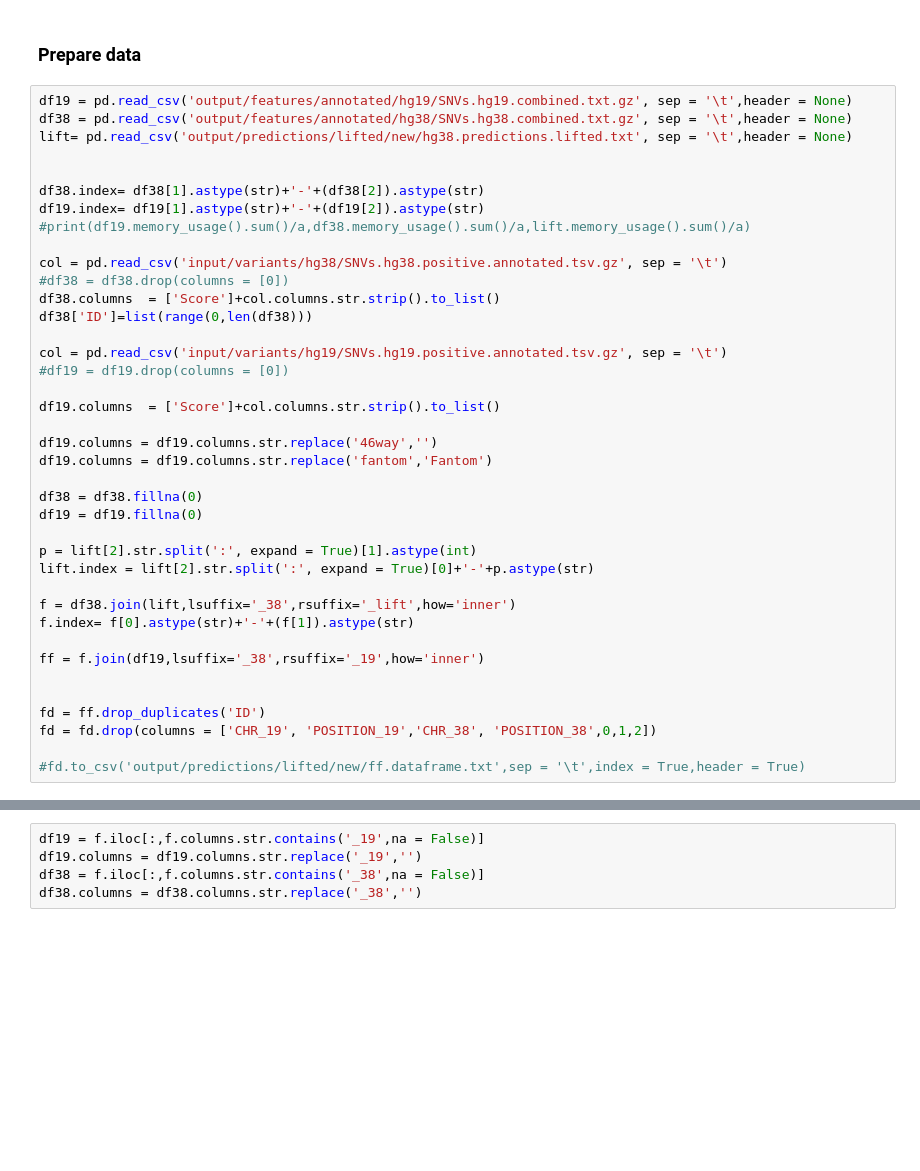
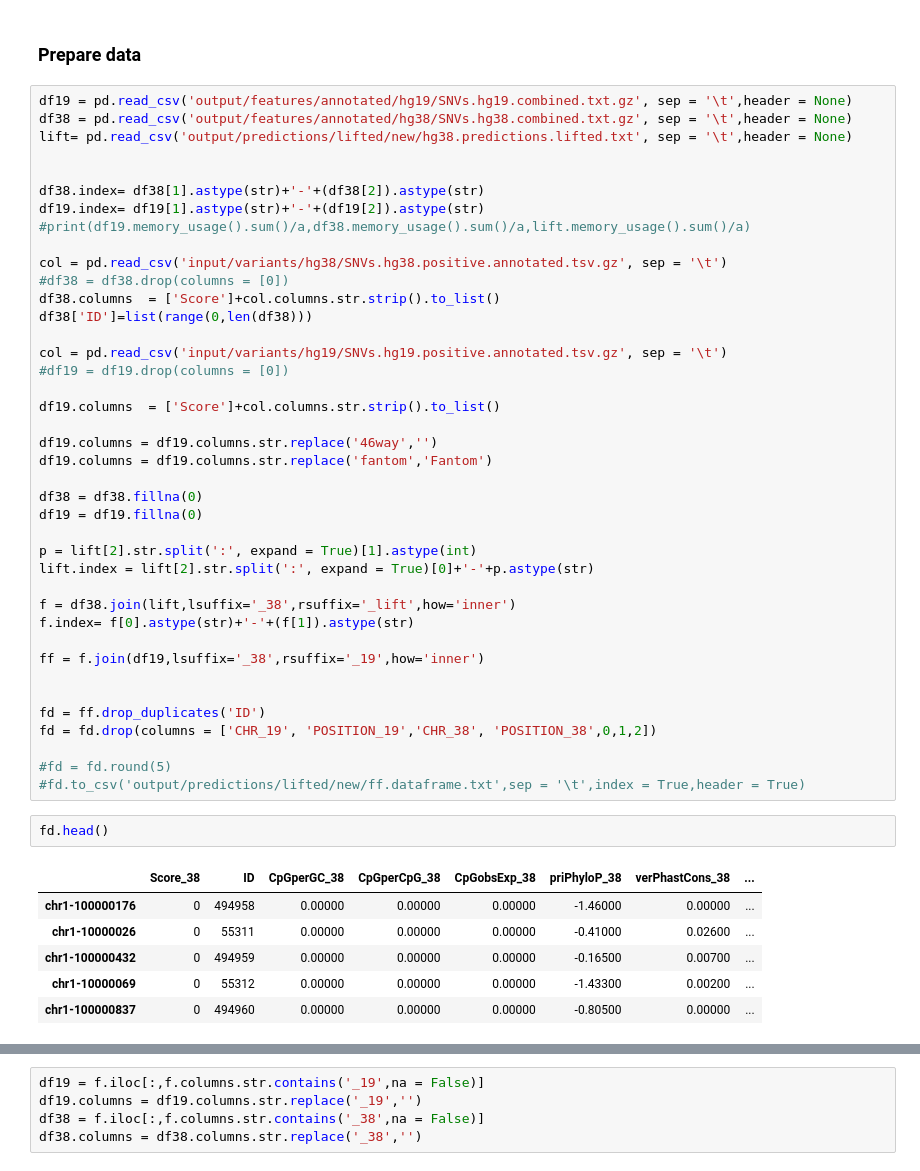
Before and after one commit to kircherlab/ReMM, a Jupyter notebook: Snakemake/notebooks/FeatureImportance.ipynb, the cells around one changed output, grey strips where cells are left out. Cells and saved outputs as stored; diff of their text form; blank space fills up the shorter version.

```diff
--- a/Snakemake/notebooks/FeatureImportance.ipynb
+++ b/Snakemake/notebooks/FeatureImportance.ipynb
@@ -50,6 +50,16 @@ ff = f.join(df19,lsuffix='_38',rsuffix='_19',how='inner')
 fd = ff.drop_duplicates('ID')
 fd = fd.drop(columns = ['CHR_19', 'POSITION_19','CHR_38', 'POSITION_38',0,1,2])
 
+#fd = fd.round(5)
 #fd.to_csv('output/predictions/lifted/new/ff.dataframe.txt',sep = '\t',index = True,header = True)
+# %%
+fd.head()
+# %% [output]
+|  | Score_38 | ID | CpGperGC_38 | CpGperCpG_38 | CpGobsExp_38 | priPhyloP_38 | verPhastCons_38 | ... |
+| chr1-100000176 | 0 | 494958 | 0.00000 | 0.00000 | 0.00000 | -1.46000 | 0.00000 | ... |
+| chr1-10000026 | 0 | 55311 | 0.00000 | 0.00000 | 0.00000 | -0.41000 | 0.02600 | ... |
+| chr1-100000432 | 0 | 494959 | 0.00000 | 0.00000 | 0.00000 | -0.16500 | 0.00700 | ... |
+| chr1-10000069 | 0 | 55312 | 0.00000 | 0.00000 | 0.00000 | -1.43300 | 0.00200 | ... |
+| chr1-100000837 | 0 | 494960 | 0.00000 | 0.00000 | 0.00000 | -0.80500 | 0.00000 | ... |
 # %%
 # normalize and save the data
```
Also changed, not shown: parts of 16 cells of this notebook, 18 other files.
